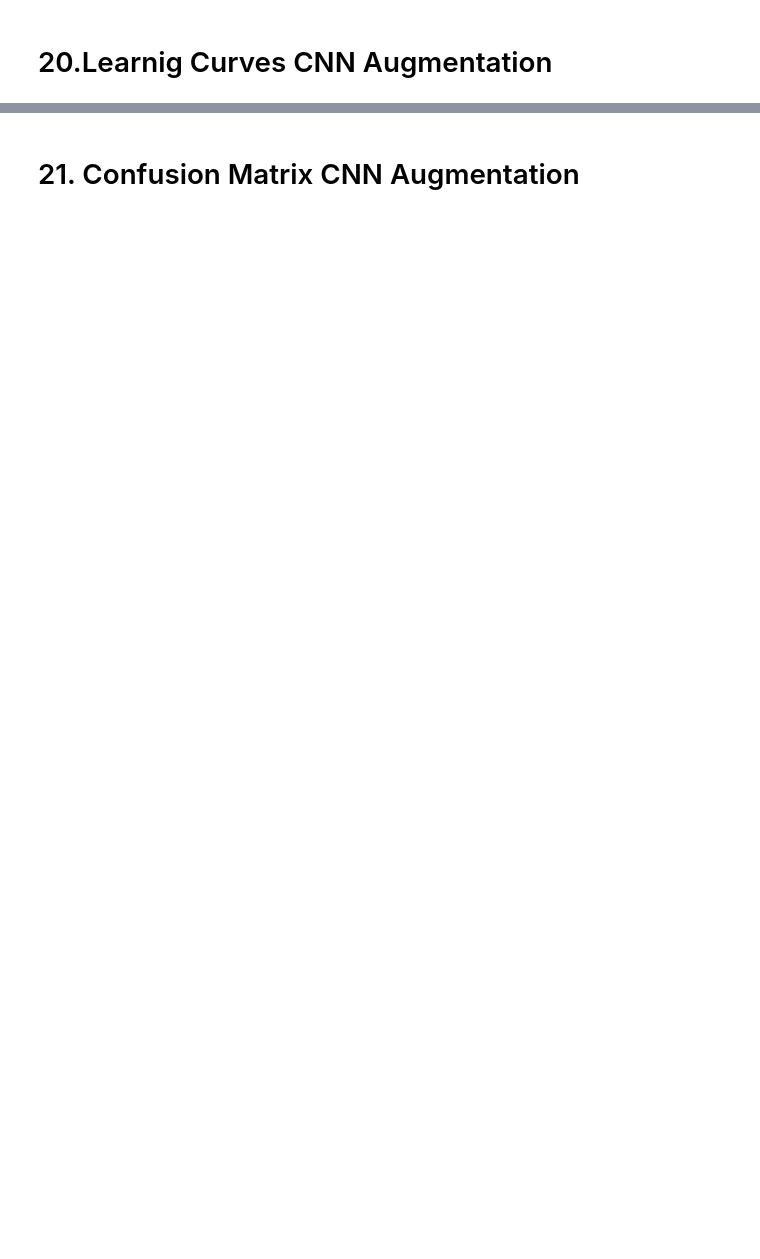
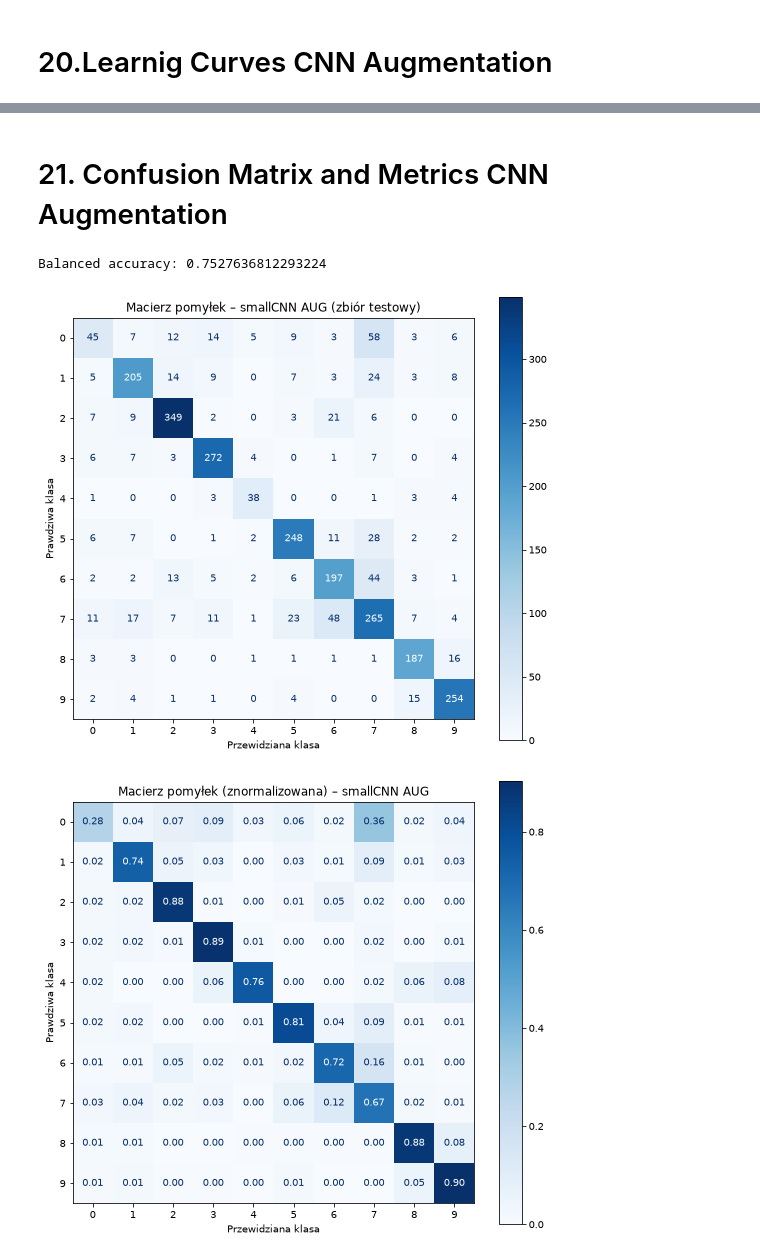
Before and after one commit to BartekSzk123/experiment-CNN-UGP, a Jupyter notebook: notebook.ipynb, the cells around one changed output, grey strips where cells are left out. Drawn from its saved outputs; the diff is of its cells as text; code cells hidden in the pictures; blank space fills up the shorter version.

```diff
--- a/notebook.ipynb
+++ b/notebook.ipynb
@@ -670,22 +765,28 @@ plot_history(cnn_aug_history, "Własna CNN — augmentacja", "training_smallCNN_
 # %% [markdown]
-# 21. Confusion Matrix CNN Augmentation
+# 21. Confusion Matrix and Metrics CNN Augmentation
 # %%
 y_true_aug, y_pred_aug = predict(cnn_aug_model, test_loader, device)
 print("Balanced accuracy:", balanced_accuracy_score(y_true_aug, y_pred_aug))
 
 fig, ax = plt.subplots(figsize=(9, 8))
 ConfusionMatrixDisplay.from_predictions(y_true_aug, y_pred_aug, cmap="Blues", ax=ax)
 ax.set_xlabel("Przewidziana klasa")
 ax.set_ylabel("Prawdziwa klasa")
 ax.set_title("Macierz pomyłek – smallCNN AUG (zbiór testowy)")
 fig.savefig(results_dir / "confusion_matrix_smallCNN_aug.png", dpi=150, bbox_inches="tight")
 plt.show()
 
 fig, ax = plt.subplots(figsize=(9, 8))
 ConfusionMatrixDisplay.from_predictions(y_true_aug, y_pred_aug, normalize="true",
                                         values_format=".2f", cmap="Blues", ax=ax)
 ax.set_xlabel("Przewidziana klasa")
 ax.set_ylabel("Prawdziwa klasa")
 ax.set_title("Macierz pomyłek (znormalizowana) – smallCNN AUG")
 fig.savefig(results_dir / "confusion_matrix_smallCNN_aug_normalized.png", dpi=150, bbox_inches="tight")
 plt.show()
+
+print_classification_results("CNN Augmentation", y_true_aug, y_pred_aug)
+# %% [output]
+Balanced accuracy: 0.7527636812293224
+[figure, added]
+[figure, added]
```
Also changed, not shown: parts of 19 cells of this notebook, 12 other files.
